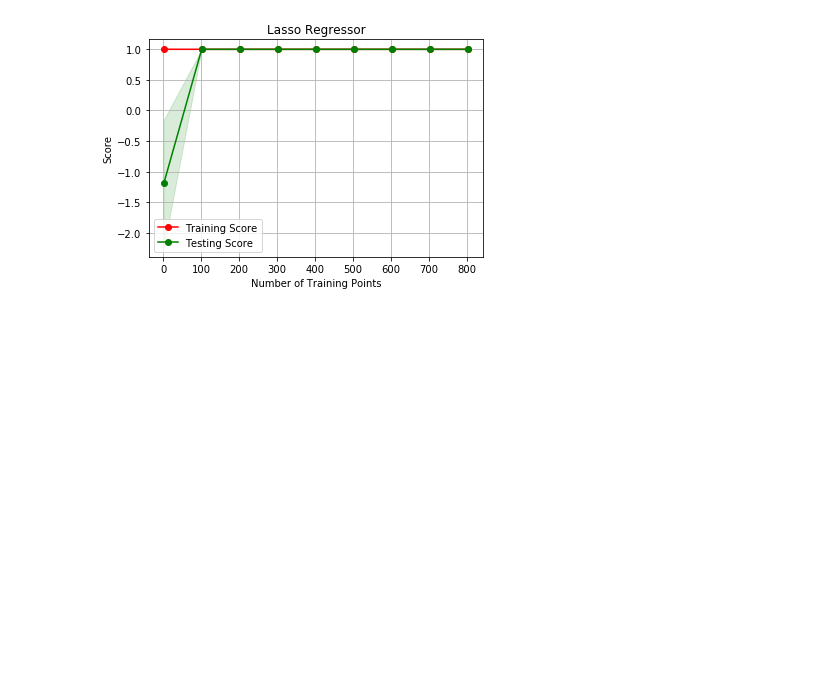
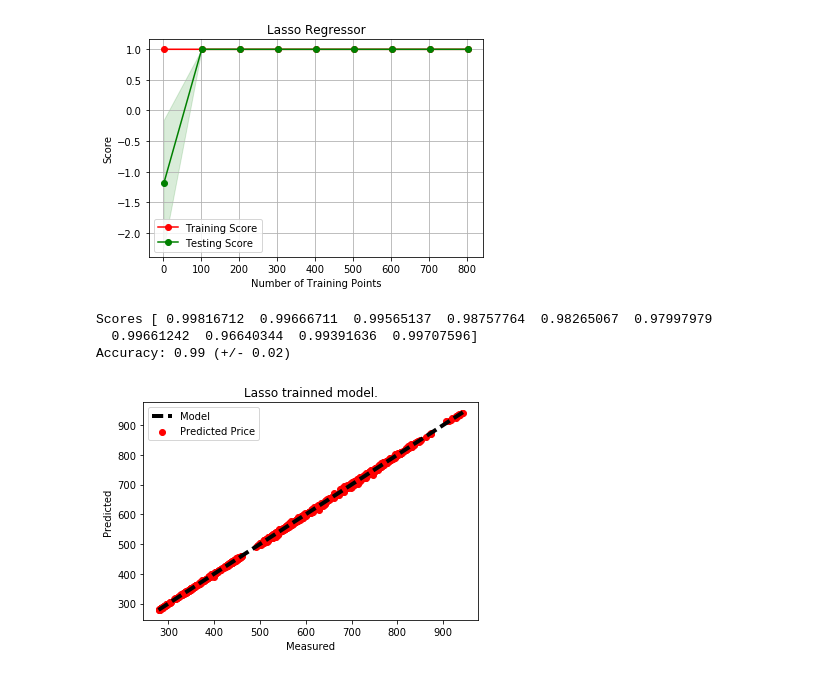
Before and after one commit to oscarrico/machine-learning, a Jupyter notebook: projects/Oscar's capstone/stock_prediction.ipynb, the cells around one changed output. Drawn from its saved outputs; the diff is of its cells as text; code cells hidden in the pictures; blank space fills up the shorter version.

```diff
--- a/projects/Oscar's capstone/stock_prediction.ipynb
+++ b/projects/Oscar's capstone/stock_prediction.ipynb
@@ -347,14 +401,14 @@ def fit_model_tunning(X, y, regressor, params):
 
 #Fit the training data to the model using grid search using LinearRegression
 linear_reg_upd = fit_model_tunning(X_train, y_train, LinearRegression(), {'fit_intercept': (True, False), 'normalize':(True, False)})
-print "Parameters for the optimal model: {}".format(reg.get_params())
-print "Score: {}".format(reg.score(X_test, y_test))
+print "Parameters for the optimal model: {}".format(linear_reg_upd.get_params())
+print "Score: {}".format(linear_reg_upd.score(X_test, y_test))
 print "------------------------------------------------------------------------"
 
 
 # Fit the training data to the model using grid search using Lasso
-lasso_reg_upd = fit_model_tunning(X_train, y_train, Lasso(), {'alpha': [0.1], 'max_iter':(1000,10000)})
-print "Parameters for the optimal model: {}".format(reg.get_params())
-print "Score: {}".format(reg.score(X_test, y_test))
+lasso_reg_upd = fit_model_tunning(X_train, y_train, Lasso(random_state=42), {'alpha': [0.1, 0.5, 1.0], 'max_iter':(1000,10000, 150000), 'fit_intercept': (True, False), 'selection': ('random', 'cyclic')})
+print "Parameters for the optimal model: {}".format(lasso_reg_upd.get_params())
+print "Score: {}".format(lasso_reg_upd.score(X_test, y_test))
 # %% [output]
 Training using: LinearRegression. Training set size of 1006. . .
@@ -374,3 +428,27 @@ plt.show()
 # %% [output]
 [figure]
 [figure]
+# %%
+from sklearn.model_selection import cross_val_predict, cross_val_score
+
+def plot_tunned_model(name, model, X, y):
+    predicted = cross_val_predict(model, X, y, cv=10)
+    scores = cross_val_score(model, X, y, cv=10)
+    print "Scores {}". format(scores)
+    print("Accuracy: %0.2f (+/- %0.2f)" % (scores.mean(), scores.std() * 2))
+
+    fig, ax = plt.subplots()
+    ax.scatter(y, predicted, label = 'Predicted Price', color ='r')
+    ax.plot([y.min(), y.max()], [y.min(), y.max()], 'k--', lw=4, label = 'Model')
+    ax.set_xlabel('Measured')
+    ax.set_ylabel('Predicted')
+    plt.legend()
+    plt.title('{} trainned model.'.format(name))
+    plt.show()
+
+plot_tunned_model("Lasso", lasso_reg_upd, X_all, y_all)
+# %% [output]
+Scores [ 0.99816712  0.99666711  0.99565137  0.98757764  0.98265067  0.97997979
+  0.99661242  0.96640344  0.99391636  0.99707596]
+Accuracy: 0.99 (+/- 0.02)
+[figure, added]
```
Also changed, not shown: parts of 9 cells of this notebook, 5 other files.
